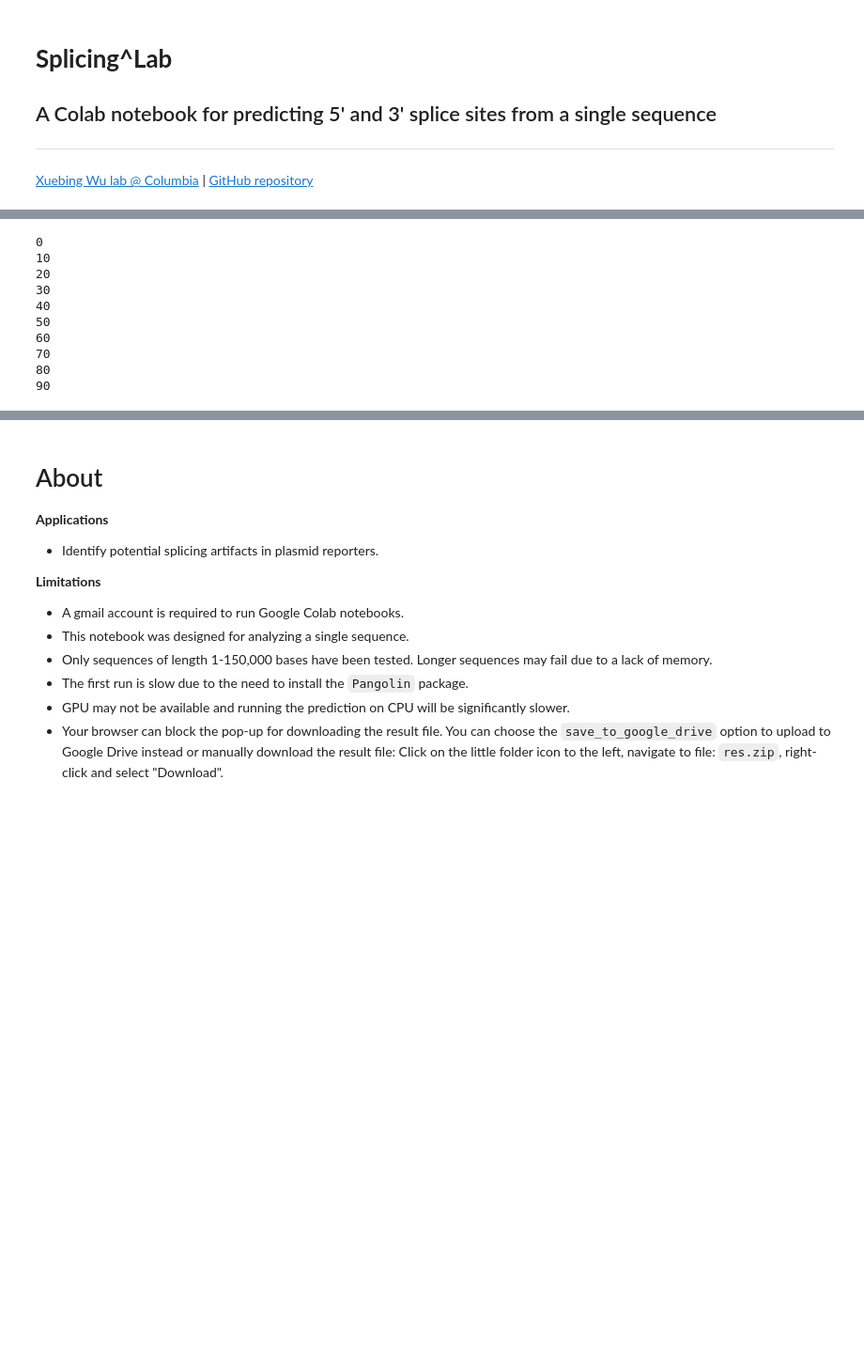
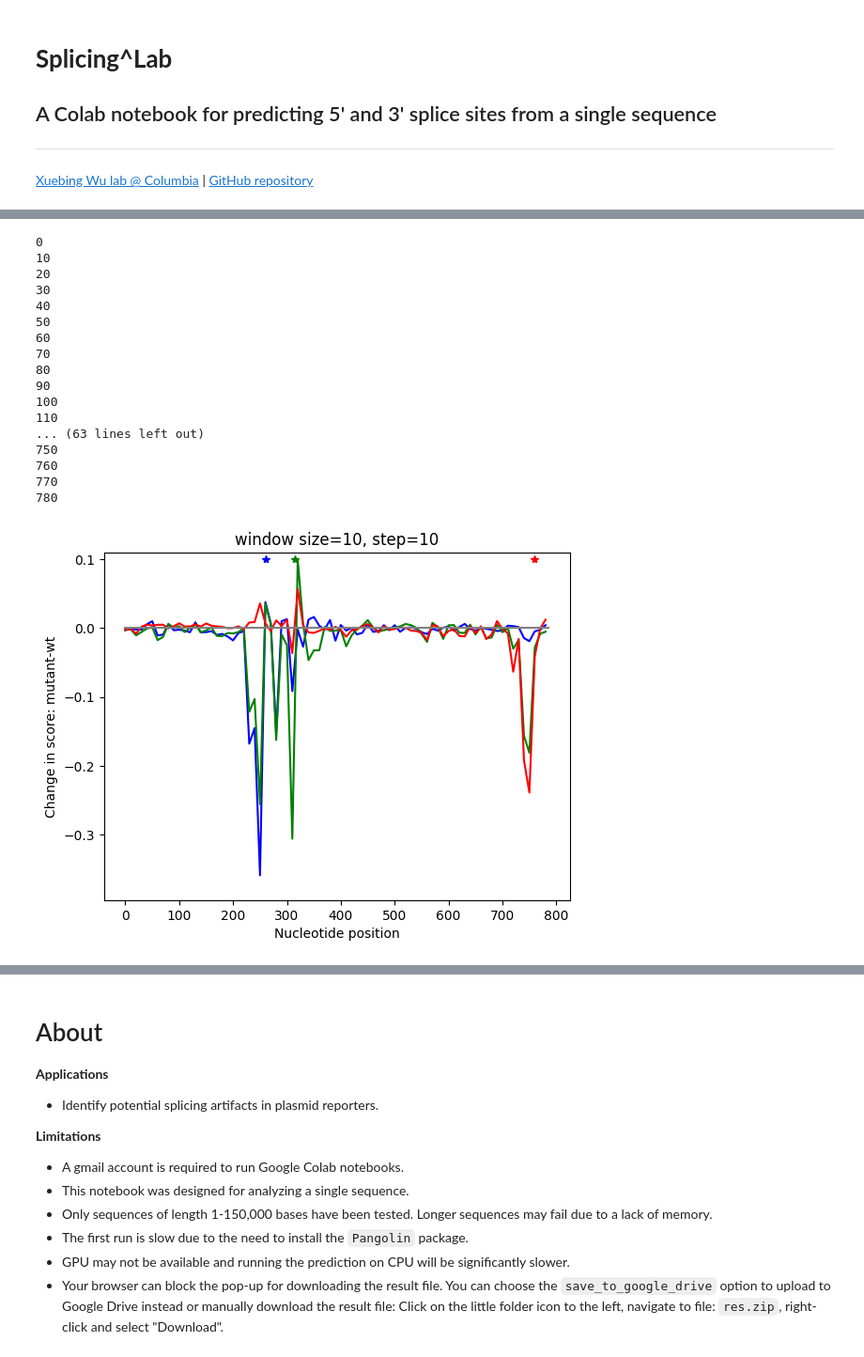
Before and after one commit to xuebingwu/Pangolin, a Jupyter notebook: scan.ipynb, the cells around one changed output, grey strips where cells are left out. Shown at 94% size. Saved outputs shown, nothing was run; the diff lists cells and outputs as text; code cells hidden in the pictures; blank space fills up the shorter version.

```diff
--- a/scan.ipynb
+++ b/scan.ipynb
@@ -445,39 +445,47 @@ for pos in sites:
 # mutational scan
 impact_score = np.zeros((int(len(seq)/Step_size)+1,len(sites)))
 for i in range(0,len(seq),Step_size):
-    impact_score[int(i/Step_size),] = mutation_score(seq,i,Window_size,sites) - score0
+    impact_score[int(i/Step_size),] = score0 - mutation_score(seq,i,Window_size,sites)
     print(i)
 
 np.savetxt("impact_score.txt",impact_score, delimiter="\t")
 
-
+## consider plotting as sequence logo. score for center bases
 cols = 'bgrcmyk'*10
 pos = list(sites.keys())
 miny = np.min(impact_score)
 maxy = np.max(impact_score)
 for i in range(len(sites)):
   pylab.plot(range(0,len(seq),Step_size),impact_score[:,i],color=cols[i])
   pylab.plot(pos[i],maxy,'*',color=cols[i])
 pylab.plot([0,len(seq)],[0,0],color='gray')
 pylab.ylim(miny*1.1,maxy*1.1)
 pylab.ylabel('Change in score: mutant-wt')
 pylab.xlabel('Nucleotide position')
 pylab.title('window size='+str(Window_size)+', step='+str(Step_size))
 
 pylab.savefig('mutational_scan.pdf')
 pylab.show()
 
 # save and download data
 os.system(f'zip res.zip *.pdf *.txt')
 files.download(f"res.zip")
 # %% [output]
 0
 10
 20
 30
 40
 50
 60
 70
 80
 90
+100
+110
+... (63 lines left out)
+750
+760
+770
+780
+[figure, added]
```
Also changed, not shown: parts of 4 cells of this notebook.
